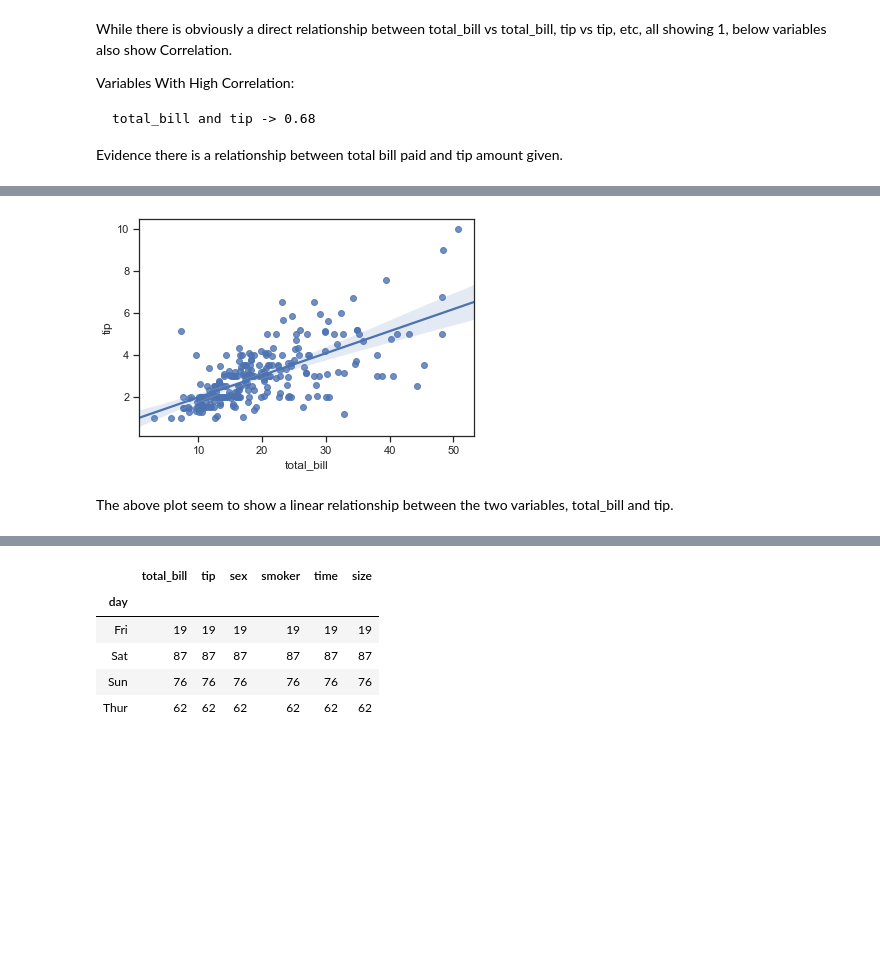
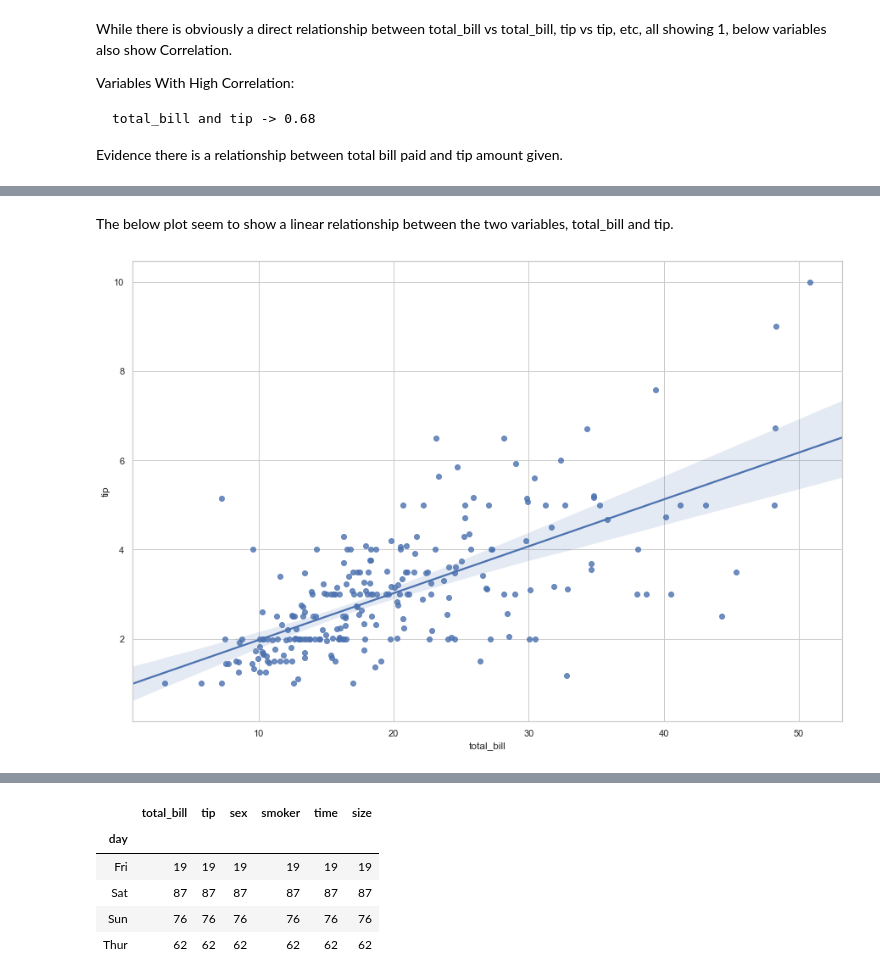
Before and after one commit to HenkT28/Fundamentals_Of_Data_Analysis_Assessment, a Jupyter notebook: Tips_Dataset.ipynb, the cells around one changed output, grey strips where cells are left out. Cells and saved outputs as stored; diff of their text form; code cells hidden in the pictures; blank space fills up the shorter version.

Commit message:
Expanded on linear regression between total bill and tip amount.

```diff
--- a/Tips_Dataset.ipynb
+++ b/Tips_Dataset.ipynb
@@ -484,9 +489,12 @@ In the simplest invocation, both functions draw a scatterplot of two variables,
+# %% [markdown]
+The below plot seem to show a linear relationship between the two variables, total_bill and tip.
 # %%
+# set_style() is used to get a grid
+sns.set_style('whitegrid')
+
 sns.regplot(x="total_bill", y="tip", data=tips)
 
 # Better plot size
 sns.set(rc={'figure.figsize':(12,4)})
 # %% [output]
-[figure, old version]
+[figure, new version]
-# %% [markdown]
-The above plot seem to show a linear relationship between the two variables, total_bill and tip.
```
Also changed, not shown: parts of 41 cells of this notebook.
